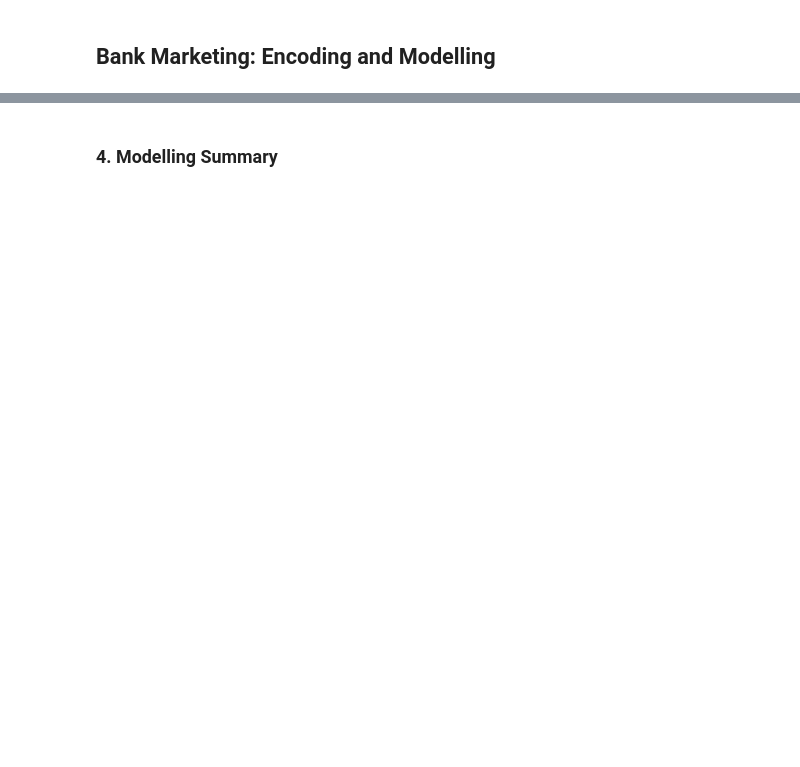
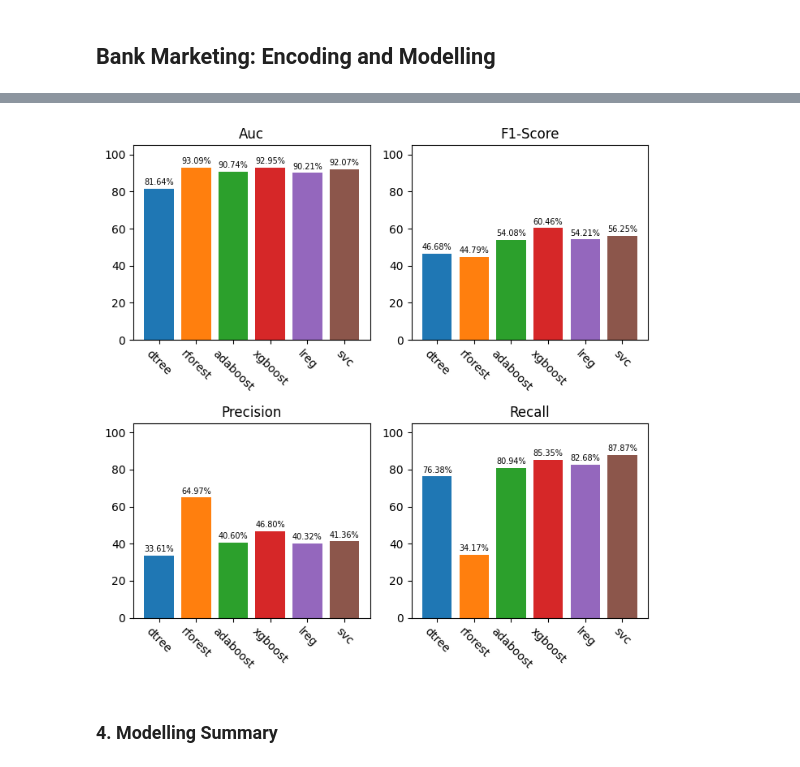
Before and after one commit to JiraLeelas/Bank-Term-Deposit-Prediction, a Jupyter notebook: bank_marketing_modelling.ipynb, the cells around one changed output, grey strips where cells are left out. Drawn from its saved outputs; the diff is of its cells as text; code cells hidden in the pictures; blank space fills up the shorter version.

```diff
--- a/bank_marketing_modelling.ipynb
+++ b/bank_marketing_modelling.ipynb
@@ -11,0 +520,6 @@ import pandas as pd
+# %%
+svc_model = SVC(
+    random_state=SEED,
+    class_weight="balanced",
+    gamma="scale"
+)
@@ -13,0 +675,4 @@ import pandas as pd
+# %%
+### Compare result for multiple models - Tabular Data Comparision
+model_metric_results = pd.DataFrame(model_metrics)
+model_metric_results
@@ -14,2 +687,38 @@ import pandas as pd
+# %%
+model_colors = {
+    "dtree": "#1F77B4", # Blue
+    "rforest": "#FF7F0E", # Orange
+    "adaboost": "#2CA02C", # green
+    "xgboost": "#D62728", # red
+    "lreg": "#9467BD", # purple
+    "svc": "#8C564B", # brown
+} # Color ref: https://scottplot.net/cookbook/5.0/palettes/
+plot_metrics = ["auc", "f1-score", "precision", "recall"]
+
+## Loop and Plot
+fig, axs = plt.subplots(nrows=2, ncols=2, figsize=(7,7))
+axs_flat = axs.flatten()
+for metric, axis in zip(plot_metrics, axs_flat):
+    colors = [model_colors[model] for model in model_metric_results["model"]]
+    axis.bar(
+        model_metric_results["model"],
+        model_metric_results[metric],
+        color=colors # accept only list
+    )
+    axis.set_title(metric.title())
+    axis.set_ylim(0, 105)
+    axis.set_xticklabels(model_metric_results["model"], rotation=-45)
+
+    ## Plot Percentage
+    for bar in axis.patches:
+        axis.text(
+            bar.get_x() + bar.get_width()/2,
+            bar.get_height() + 2,
+            f"{bar.get_height():.2f}%",
+            ha="center", fontsize=7, color="black")
+plt.tight_layout()
+plt.show();
+# %% [output]
+[figure, added]
 # %% [markdown]
 ### 4. Modelling Summary
```
Also changed, not shown: parts of 72 cells of this notebook, 1 other file.
